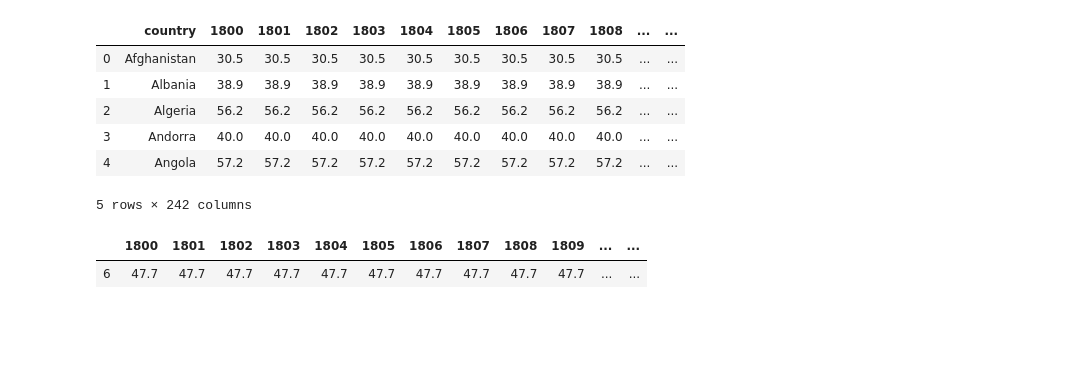
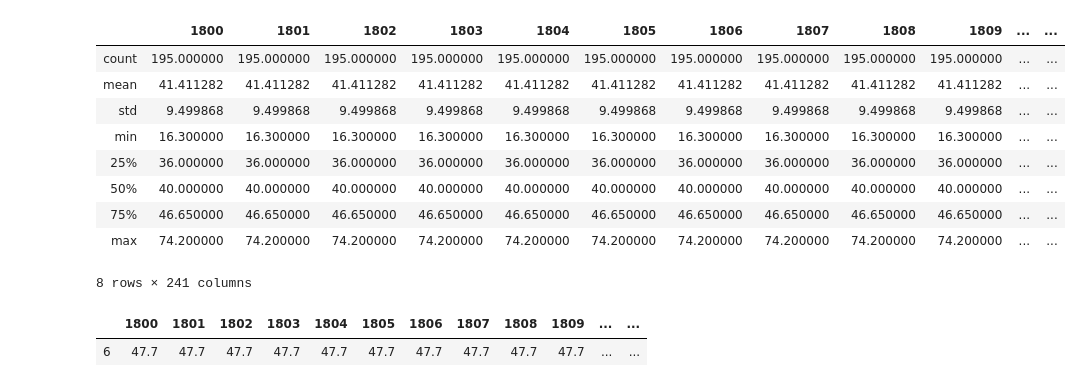
Before and after one commit to emibap/dataviz, a Jupyter notebook: argentina/gapminder.ipynb, the cells around one changed output. Saved outputs shown, nothing was run; the diff lists cells and outputs as text; code cells hidden in the pictures; blank space fills up the shorter version.

```diff
--- a/argentina/gapminder.ipynb
+++ b/argentina/gapminder.ipynb
@@ -82,16 +5,17 @@ import pandas as pd
-# %%
-# Read data from file 'filename.csv'
-# (in the same directory that your python process is based)
-# Control delimiters, rows, column names with read_csv (see later)
-gini = pd.read_csv("assets/gini.csv")
-# Preview the first 5 lines of the loaded data
-gini.head()
-# %% [output]
-|  | country | 1800 | 1801 | 1802 | 1803 | 1804 | 1805 | 1806 | 1807 | 1808 | ... | ... |
-| 0 | Afghanistan | 30.5 | 30.5 | 30.5 | 30.5 | 30.5 | 30.5 | 30.5 | 30.5 | 30.5 | ... | ... |
-| 1 | Albania | 38.9 | 38.9 | 38.9 | 38.9 | 38.9 | 38.9 | 38.9 | 38.9 | 38.9 | ... | ... |
-| 2 | Algeria | 56.2 | 56.2 | 56.2 | 56.2 | 56.2 | 56.2 | 56.2 | 56.2 | 56.2 | ... | ... |
-| 3 | Andorra | 40.0 | 40.0 | 40.0 | 40.0 | 40.0 | 40.0 | 40.0 | 40.0 | 40.0 | ... | ... |
-| 4 | Angola | 57.2 | 57.2 | 57.2 | 57.2 | 57.2 | 57.2 | 57.2 | 57.2 | 57.2 | ... | ... |
-5 rows × 242 columns
+# %%
+gini = pd.read_csv("assets/gini.csv")
+# gini = pd.read_csv("assets/si_pov_gini.csv")
+# gini.head()
+gini.describe()
+# %% [output]
+|  | 1800 | 1801 | 1802 | 1803 | 1804 | 1805 | 1806 | 1807 | 1808 | 1809 | ... | ... |
+| count | 195.000000 | 195.000000 | 195.000000 | 195.000000 | 195.000000 | 195.000000 | 195.000000 | 195.000000 | 195.000000 | 195.000000 | ... | ... |
+| mean | 41.411282 | 41.411282 | 41.411282 | 41.411282 | 41.411282 | 41.411282 | 41.411282 | 41.411282 | 41.411282 | 41.411282 | ... | ... |
+| std | 9.499868 | 9.499868 | 9.499868 | 9.499868 | 9.499868 | 9.499868 | 9.499868 | 9.499868 | 9.499868 | 9.499868 | ... | ... |
+| min | 16.300000 | 16.300000 | 16.300000 | 16.300000 | 16.300000 | 16.300000 | 16.300000 | 16.300000 | 16.300000 | 16.300000 | ... | ... |
+| 25% | 36.000000 | 36.000000 | 36.000000 | 36.000000 | 36.000000 | 36.000000 | 36.000000 | 36.000000 | 36.000000 | 36.000000 | ... | ... |
+| 50% | 40.000000 | 40.000000 | 40.000000 | 40.000000 | 40.000000 | 40.000000 | 40.000000 | 40.000000 | 40.000000 | 40.000000 | ... | ... |
+| 75% | 46.650000 | 46.650000 | 46.650000 | 46.650000 | 46.650000 | 46.650000 | 46.650000 | 46.650000 | 46.650000 | 46.650000 | ... | ... |
+| max | 74.200000 | 74.200000 | 74.200000 | 74.200000 | 74.200000 | 74.200000 | 74.200000 | 74.200000 | 74.200000 | 74.200000 | ... | ... |
+8 rows × 241 columns
 # %%
```
Also changed, not shown: parts of 23 cells of this notebook.
